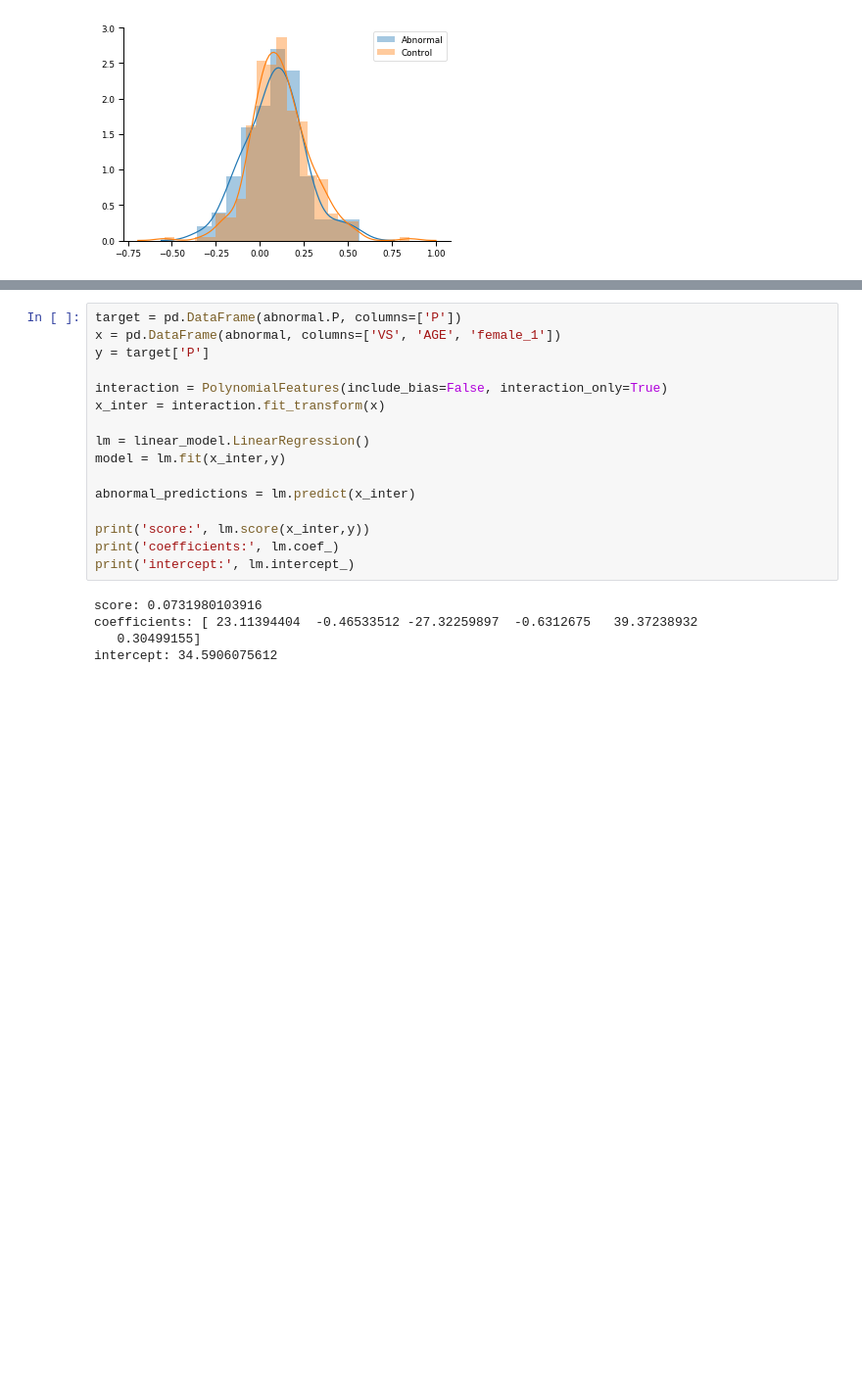
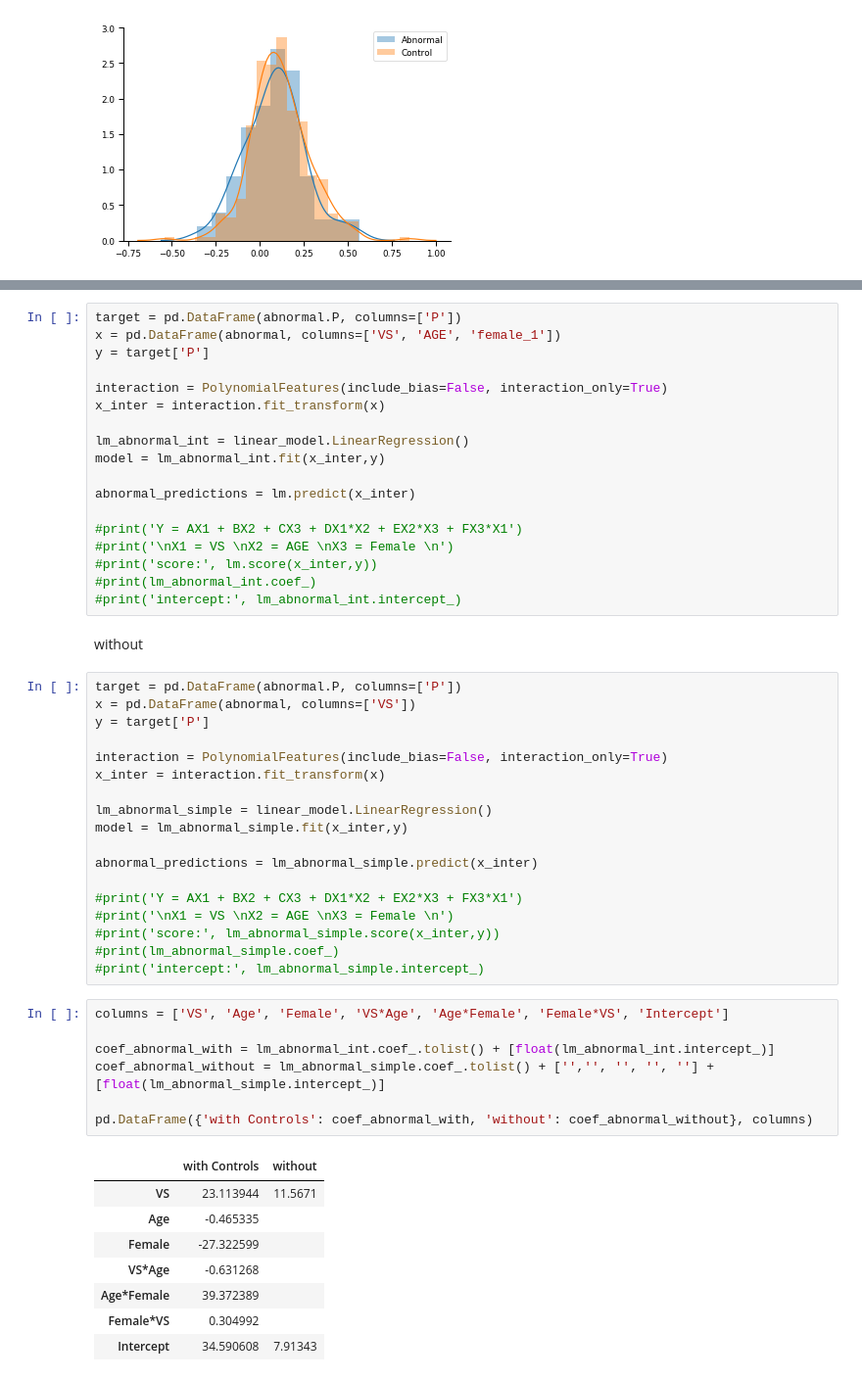
Before and after one commit to cbanuelos/DRD2_Abnormal_Learning, a Jupyter notebook: DataAnalysis.ipynb, the cells around one changed output, grey strips where cells are left out. Shown: that part at 98% size. Drawn from its saved outputs; the diff is of its cells as text; blank space fills up the shorter version.

Commit message:
interactions, summary table, etc

```diff
--- a/DataAnalysis.ipynb
+++ b/DataAnalysis.ipynb
@@ -302,19 +284,52 @@ y = target['P']
 interaction = PolynomialFeatures(include_bias=False, interaction_only=True)
 x_inter = interaction.fit_transform(x)
 
-lm = linear_model.LinearRegression()
-model = lm.fit(x_inter,y)
+lm_abnormal_int = linear_model.LinearRegression()
+model = lm_abnormal_int.fit(x_inter,y)
 
 abnormal_predictions = lm.predict(x_inter)
 
-print('score:', lm.score(x_inter,y))
-print('coefficients:', lm.coef_)
-print('intercept:', lm.intercept_)
+#print('Y = AX1 + BX2 + CX3 + DX1*X2 + EX2*X3 + FX3*X1')
+#print('\nX1 = VS \nX2 = AGE \nX3 = Female \n')
+#print('score:', lm.score(x_inter,y))
+#print(lm_abnormal_int.coef_)
+#print('intercept:', lm_abnormal_int.intercept_)
-# %% [output]
-score: 0.0731980103916
-coefficients: [ 23.11394404  -0.46533512 -27.32259897  -0.6312675   39.37238932
-   0.30499155]
-intercept: 34.5906075612
+# %% [markdown]
+without
+# %%
+target = pd.DataFrame(abnormal.P, columns=['P'])
+x = pd.DataFrame(abnormal, columns=['VS'])
+y = target['P']
+
+interaction = PolynomialFeatures(include_bias=False, interaction_only=True)
+x_inter = interaction.fit_transform(x)
+
+lm_abnormal_simple = linear_model.LinearRegression()
+model = lm_abnormal_simple.fit(x_inter,y)
+
+abnormal_predictions = lm_abnormal_simple.predict(x_inter)
+
+#print('Y = AX1 + BX2 + CX3 + DX1*X2 + EX2*X3 + FX3*X1')
+#print('\nX1 = VS \nX2 = AGE \nX3 = Female \n')
+#print('score:', lm_abnormal_simple.score(x_inter,y))
+#print(lm_abnormal_simple.coef_)
+#print('intercept:', lm_abnormal_simple.intercept_)
+# %%
+columns = ['VS', 'Age', 'Female', 'VS*Age', 'Age*Female', 'Female*VS', 'Intercept']
+
+coef_abnormal_with = lm_abnormal_int.coef_.tolist() + [float(lm_abnormal_int.intercept_)]
+coef_abnormal_without = lm_abnormal_simple.coef_.tolist() + ['','', '', '', ''] + [float(lm_abnormal_simple.intercept_)]
+
+pd.DataFrame({'with Controls': coef_abnormal_with, 'without': coef_abnormal_without}, columns)
+# %% [output]
+|  | with Controls | without |
+| VS | 23.113944 | 11.5671 |
+| Age | -0.465335 |  |
+| Female | -27.322599 |  |
+| VS*Age | -0.631268 |  |
+| Age*Female | 39.372389 |  |
+| Female*VS | 0.304992 |  |
+| Intercept | 34.590608 | 7.91343 |
 # %%
 results = sm.OLS(y,x).fit()
 
```
Also changed, not shown: parts of 12 cells of this notebook.
